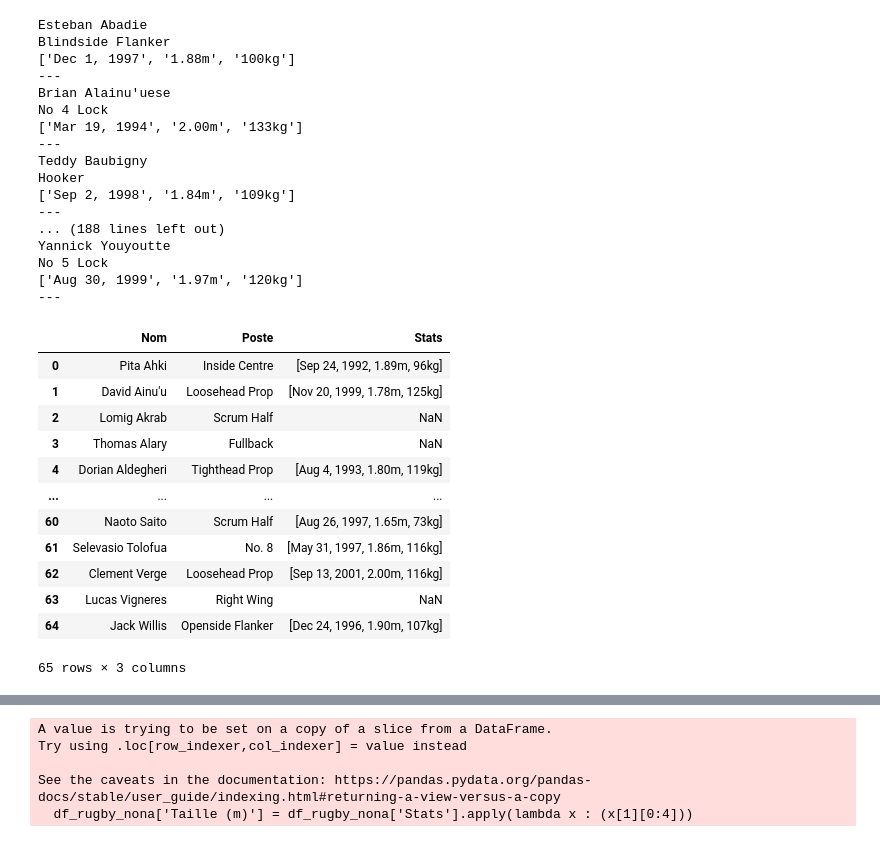
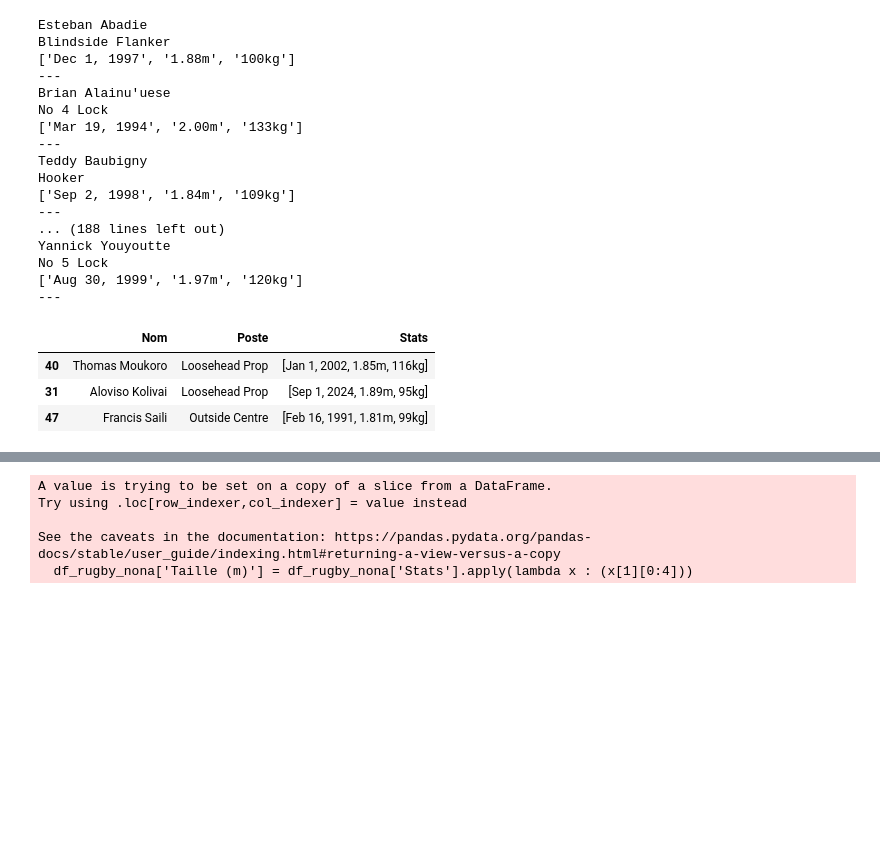
Before and after one commit to gentalex/rugby3, a Jupyter notebook: df_equipe_details.ipynb, the cells around one changed output, grey strips where cells are left out. Cells and saved outputs as stored; diff of their text form; code cells hidden in the pictures; blank space fills up the shorter version.

```diff
--- a/df_equipe_details.ipynb
+++ b/df_equipe_details.ipynb
@@ -133,60 +149,53 @@ No 5 Lock
 # Etape suivante : on créer les colonnes en récupérant les index de chaque liste (ex : index 0 = date de naissance)
 # On a créer nos dico, on peut créer le DF et en faire ce qu'on veut
 # %%
+club = input().lower()
+
 liste_stats = []
 liste_nom = []
 liste_poste = []
 
-url = 'https://www.ultimaterugby.com/app/public/index.php/toulouse/squad'
+url = f'https://www.ultimaterugby.com/app/public/index.php/{dico_club[club]}/squad'
 
 html = requests.get(url)
 
 soup = BeautifulSoup(html.text, 'html.parser')
 
 test = soup.find_all('div', {"class" : "col-md-2 col-sm-4 col-xs-6"})
 
 for player in range(len(test)):
 # for player in range(3): # test avec 3 pour plus de lisibilité
     name = str(test[player].find_all('h4')[0].get_text(separator='<br/>')).replace("<br/>"," ")
     # print(name)
     liste_nom.append(name)
     poste = test[player].find_all('b')[0].get_text()
     # print(poste)
     liste_poste.append(poste)
     try:
         stats = ([test[player].find_all('li')[ele].get_text() for ele in range(len(test[player].find_all('li')))])
         # print(stats)
         if len(stats) == 3:
             # print(len(stats))
             liste_stats.append(stats)
         else:
             liste_stats.append(np.nan)
         # print('---')
     # print(test[player].find_all('b'))
     except IndexError:
         pass
+
+df_rugby = pd.DataFrame({
+
+    "Nom":liste_nom,
+    "Poste":liste_poste,
+    "Stats":liste_stats
+})
+# print(len(liste_nom))
+# print(len(liste_poste))
+# print(len(liste_stats))
+df_rugby.dropna().sample(3)
+# %% [output]
+|  | Nom | Poste | Stats |
+| 40 | Thomas Moukoro | Loosehead Prop | [Jan 1, 2002, 1.85m, 116kg] |
+| 31 | Aloviso Kolivai | Loosehead Prop | [Sep 1, 2024, 1.89m, 95kg] |
+| 47 | Francis Saili | Outside Centre | [Feb 16, 1991, 1.81m, 99kg] |
-# %%
-df_rugby = pd.DataFrame({
-
-    "Nom":liste_nom,
-    "Poste":liste_poste,
-    "Stats":liste_stats
-})
-# print(len(liste_nom))
-# print(len(liste_poste))
-# print(len(liste_stats))
-df_rugby
-# %% [output]
-|  | Nom | Poste | Stats |
-| 0 | Pita Ahki | Inside Centre | [Sep 24, 1992, 1.89m, 96kg] |
-| 1 | David Ainu'u | Loosehead Prop | [Nov 20, 1999, 1.78m, 125kg] |
-| 2 | Lomig Akrab | Scrum Half | NaN |
-| 3 | Thomas Alary | Fullback | NaN |
-| 4 | Dorian Aldegheri | Tighthead Prop | [Aug 4, 1993, 1.80m, 119kg] |
-| ... | ... | ... | ... |
-| 60 | Naoto Saito | Scrum Half | [Aug 26, 1997, 1.65m, 73kg] |
-| 61 | Selevasio Tolofua | No. 8 | [May 31, 1997, 1.86m, 116kg] |
-| 62 | Clement Verge | Loosehead Prop | [Sep 13, 2001, 2.00m, 116kg] |
-| 63 | Lucas Vigneres | Right Wing | NaN |
-| 64 | Jack Willis | Openside Flanker | [Dec 24, 1996, 1.90m, 107kg] |
-65 rows × 3 columns
```
Also changed, not shown: parts of 11 cells of this notebook.
